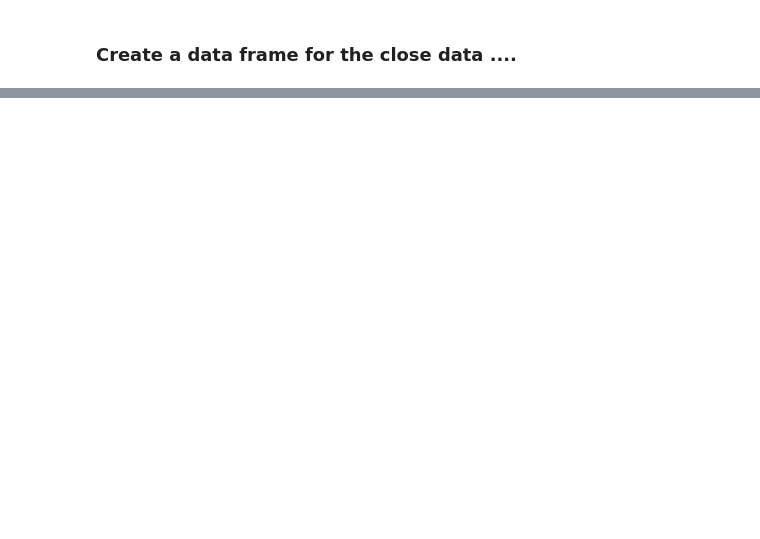
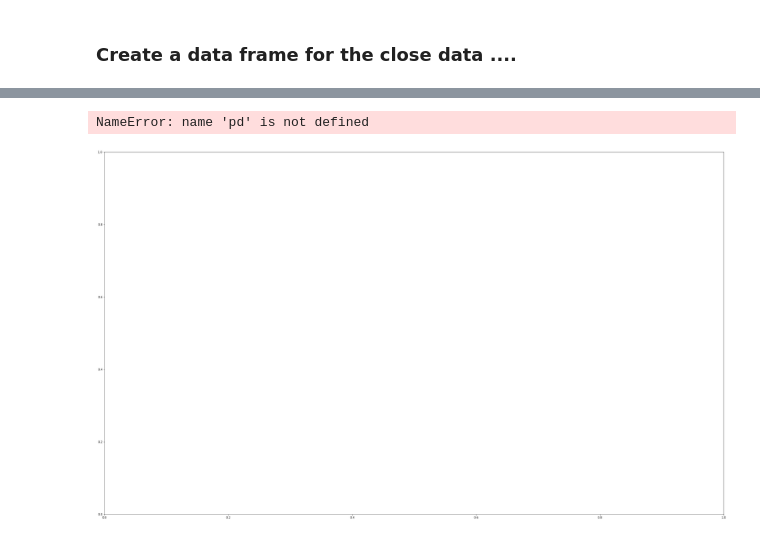
Before and after one commit to AustinCherkas/ECON411REPOSITORY, a Jupyter notebook: In Class Work/Project 7 - Chapter 5 - Probability Distributions.ipynb, the cells around one changed output, grey strips where cells are left out. Saved outputs shown, nothing was run; the diff lists cells and outputs as text; code cells hidden in the pictures; blank space fills up the shorter version.

```diff
--- a/In Class Work/Project 7 - Chapter 5 - Probability Distributions.ipynb
+++ b/In Class Work/Project 7 - Chapter 5 - Probability Distributions.ipynb
@@ -322,0 +321,11 @@ graph_yearly_distributions(price_change_data, stock, density = False)
+# %%
+fig, ax = plt.subplots(figsize = (40, 24))
+sim_df.plot.line(marker = ".", markersize = .1,
+                 color = "k", alpha = .1,
+                 ax = ax, legend = False)
+# plot average by the period across simulations
+sim_df.mean(axis = 1).plot.line(color = "C2", ax = ax, linewidth = 30)
+ax.ax
+# %% [output]
+NameError: name 'pd' is not defined
+[figure, added]
```
Also changed, not shown: parts of 26 cells of this notebook, 9 other files.
